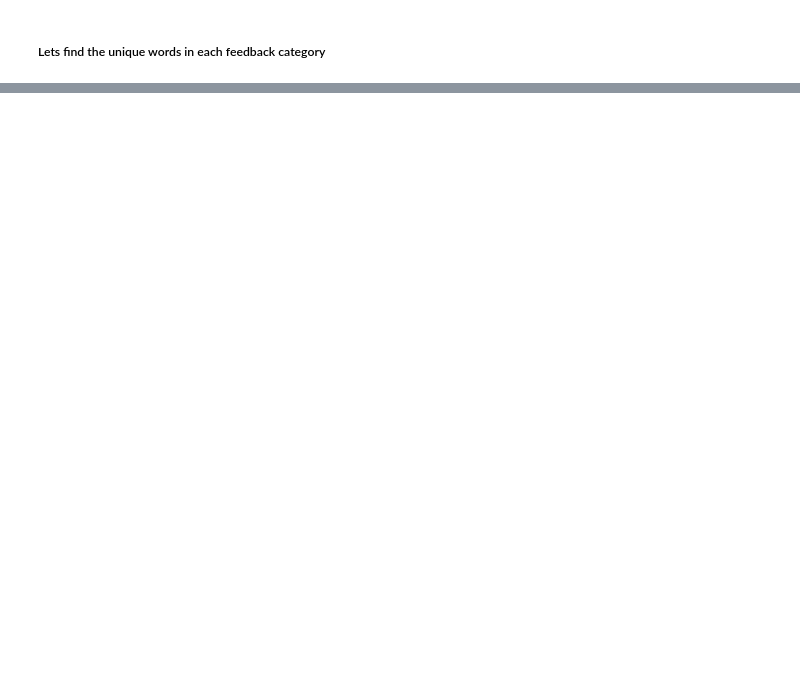
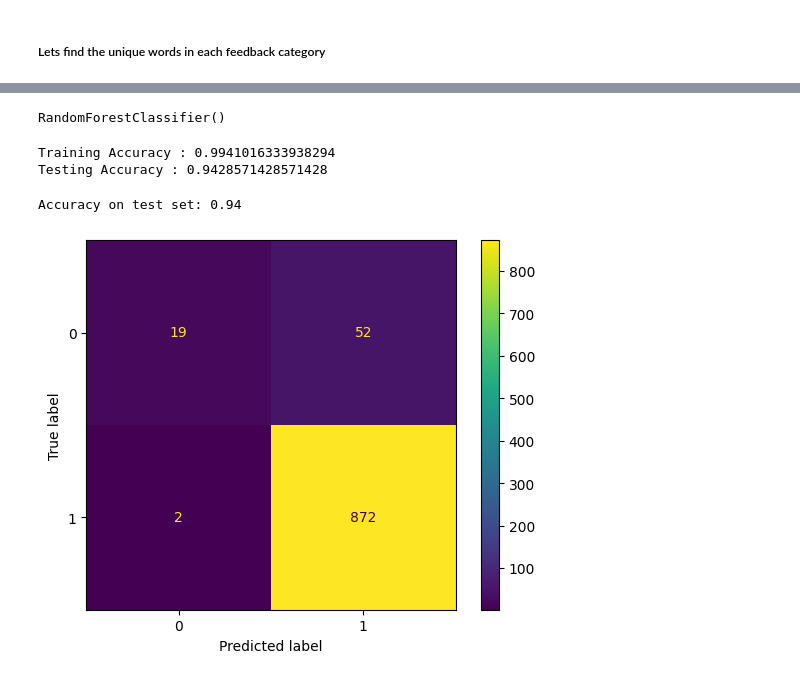
Before and after one commit to Nehadasmk/Alexa_Review_Sentiment_Analysis, a Jupyter notebook: DataExploration&Modeling.ipynb, the cells around one changed output, grey strips where cells are left out. Saved outputs shown, nothing was run; the diff lists cells and outputs as text; code cells hidden in the pictures; blank space fills up the shorter version.

Commit message:
Data preprocessing ans Trained on  different models

```diff
--- a/DataExploration&Modeling.ipynb
+++ b/DataExploration&Modeling.ipynb
@@ -502,0 +608,6 @@ plt.show()
+# %%
+
+scaler = MinMaxScaler()
+
+X_train_scl = scaler.fit_transform(X_train)
+X_test_scl = scaler.transform(X_test)
@@ -502,0 +619,31 @@ plt.show()
+# %%
+#Fitting scaled X_train and y_train on Random Forest Classifier
+model_rf = RandomForestClassifier()
+model_rf.fit(X_train_scl, y_train)
+# %% [output]
+RandomForestClassifier()
+# %%
+#Accuracy of the model on training and testing data
+
+print("Training Accuracy :", model_rf.score(X_train_scl, y_train))
+print("Testing Accuracy :", model_rf.score(X_test_scl, y_test))
+# %% [output]
+Training Accuracy : 0.9941016333938294
+Testing Accuracy : 0.9428571428571428
+# %%
+#Predicting on the test set
+y_preds = model_rf.predict(X_test_scl)
+# %%
+accuracy = accuracy_score(y_test, y_preds)
+print(f"Accuracy on test set: {accuracy:.2f}")
+# %% [output]
+Accuracy on test set: 0.94
+# %%
+#Confusion Matrix
+cm = confusion_matrix(y_test, y_preds)
+# %%
+cm_display = ConfusionMatrixDisplay(confusion_matrix=cm,display_labels=model_rf.classes_)
+cm_display.plot()
+plt.show()
+# %% [output]
+[figure, added]
```
Also changed, not shown: parts of 43 cells of this notebook, 3 other files.
